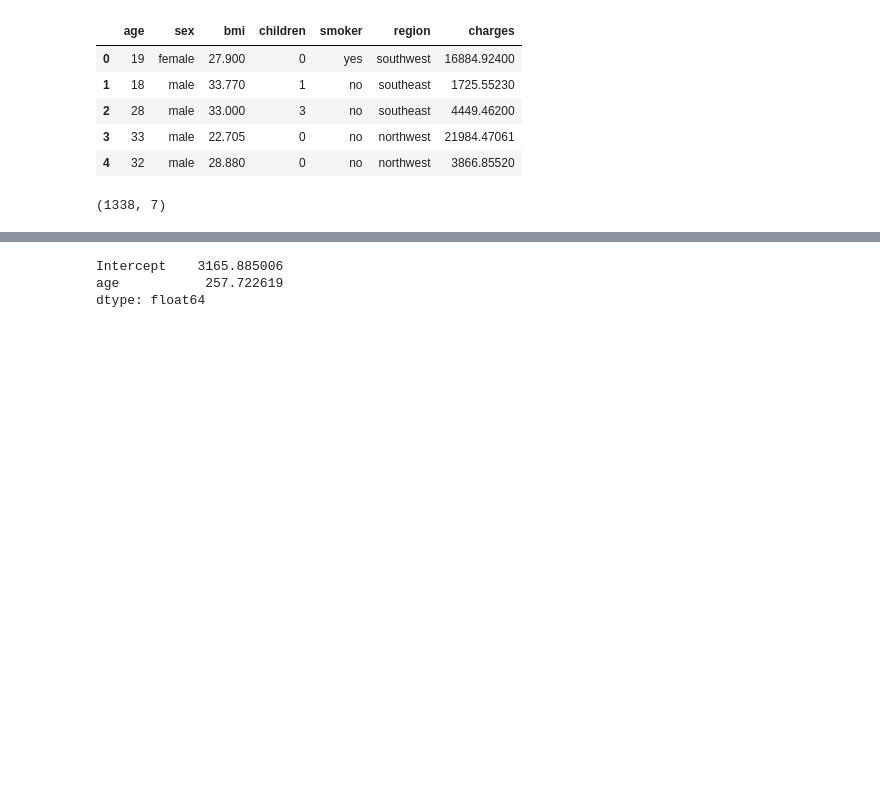
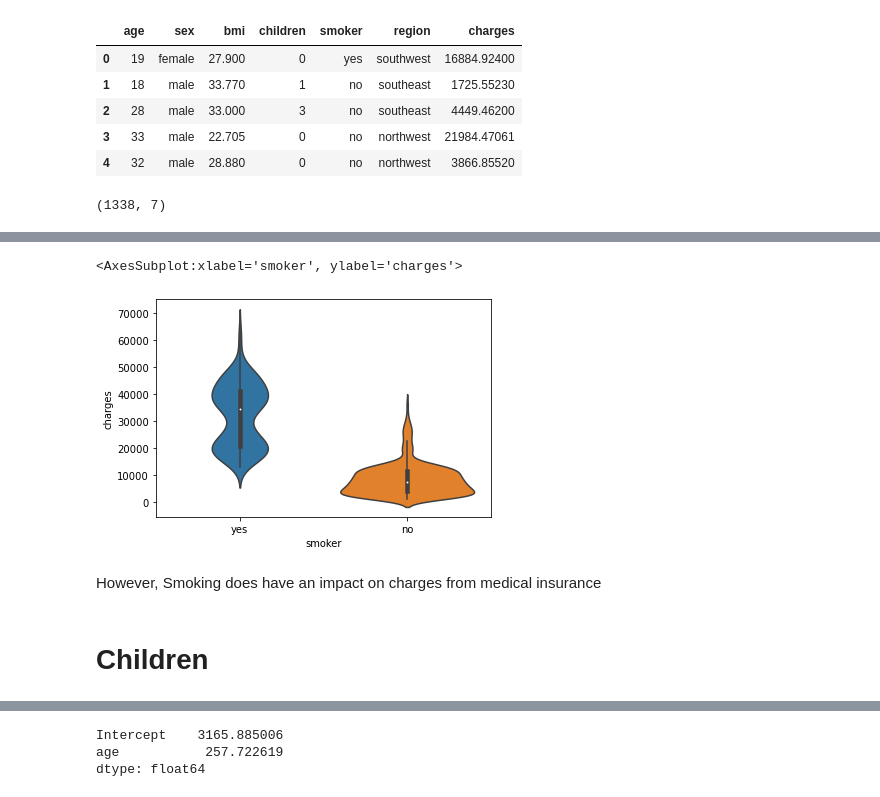
Before and after one commit to RossErskine/Kaggle-notebooks, a Jupyter notebook: Medical-insurance-Stats.ipynb, the cells around one changed output, grey strips where cells are left out. Cells and saved outputs as stored; diff of their text form; code cells hidden in the pictures; blank space fills up the shorter version.

```diff
--- a/Medical-insurance-Stats.ipynb
+++ b/Medical-insurance-Stats.ipynb
@@ -24,0 +100,9 @@ df.shape
+# %%
+sns.violinplot(data=df, x='smoker', y='charges')
+# %% [output]
+<AxesSubplot:xlabel='smoker', ylabel='charges'>
+[figure, added]
+# %% [markdown]
+However, Smoking does have an impact on charges from medical insurance
+# %% [markdown]
+# Children
```
Also changed, not shown: parts of 21 cells of this notebook.
